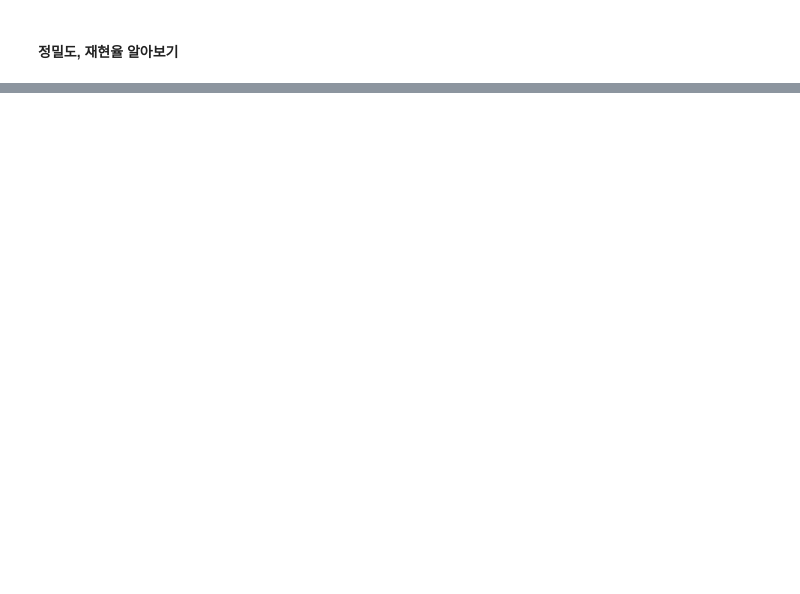
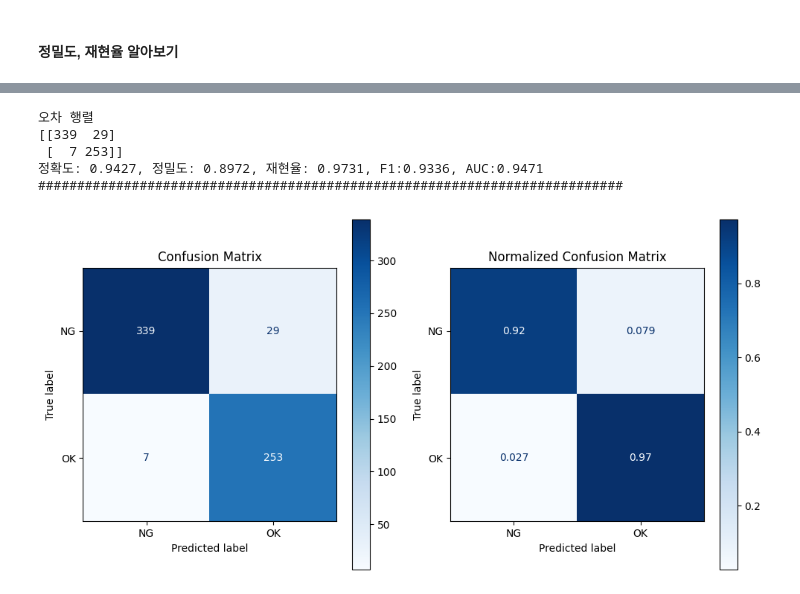
Before and after one commit to SOYOUNGdev/PCB_classification, a Jupyter notebook: code/test3.ipynb, the cells around one changed output, grey strips where cells are left out. Drawn from its saved outputs; the diff is of its cells as text; code cells hidden in the pictures; blank space fills up the shorter version.

```diff
--- a/code/test3.ipynb
+++ b/code/test3.ipynb
@@ -3759,0 +4118,2 @@ for epoch in range(EPOCHS):
+# %%
+DEVICE = torch.device('cuda' if torch.cuda.is_available() else 'cpu')  # GPU 사용 여부 확인
@@ -3772,0 +4485,7 @@ False Negative(FN): 모델이 NG를 OK로 잘못 분류한 경우(error 2)
+# %%
+# 모델 클래스 정의 (CustomModel)
+model = CustomModel(model_name='resnet50').to(DEVICE)
+
+# 저장된 모델의 가중치 로드
+model.load_state_dict(torch.load('resnet50_finetuning_model_2.pth'))
+model.eval()
@@ -3772,0 +4510,30 @@ False Negative(FN): 모델이 NG를 OK로 잘못 분류한 경우(error 2)
+# %%
+# 테스트 데이터에 대한 예측 생성
+model.eval()  # 모델을 평가 모드로 설정
+all_predictions = []
+all_targets = []
+
+with torch.no_grad():  # 그래디언트 계산을 비활성화
+    for images, targets in test_loader:
+        images, targets = images.to(DEVICE), targets.to(DEVICE)
+        outputs = model(images)
+
+        # 예측 결과 생성 (여기서 sigmoid를 사용하여 확률로 변환)
+        predicted = (torch.sigmoid(outputs.view(-1)) > 0.5).float()  # 이진 분류 기준으로 확률 임계값 설정
+
+        all_predictions.extend(predicted.cpu().numpy())  # 예측 결과 저장
+        all_targets.extend(targets.cpu().numpy())  # 실제 레이블 저장
+
+# 리스트를 numpy 배열로 변환
+all_predictions = np.array(all_predictions)
+all_targets = np.array(all_targets)
+
+# 평가 함수 호출
+get_evaluation(all_targets, all_predictions)
+# %% [output]
+오차 행렬
+[[339  29]
+ [  7 253]]
+정확도: 0.9427, 정밀도: 0.8972, 재현율: 0.9731, F1:0.9336, AUC:0.9471
+###########################################################################
+[figure, added]
```
Also changed, not shown: parts of 88 cells of this notebook, 4 other files.
